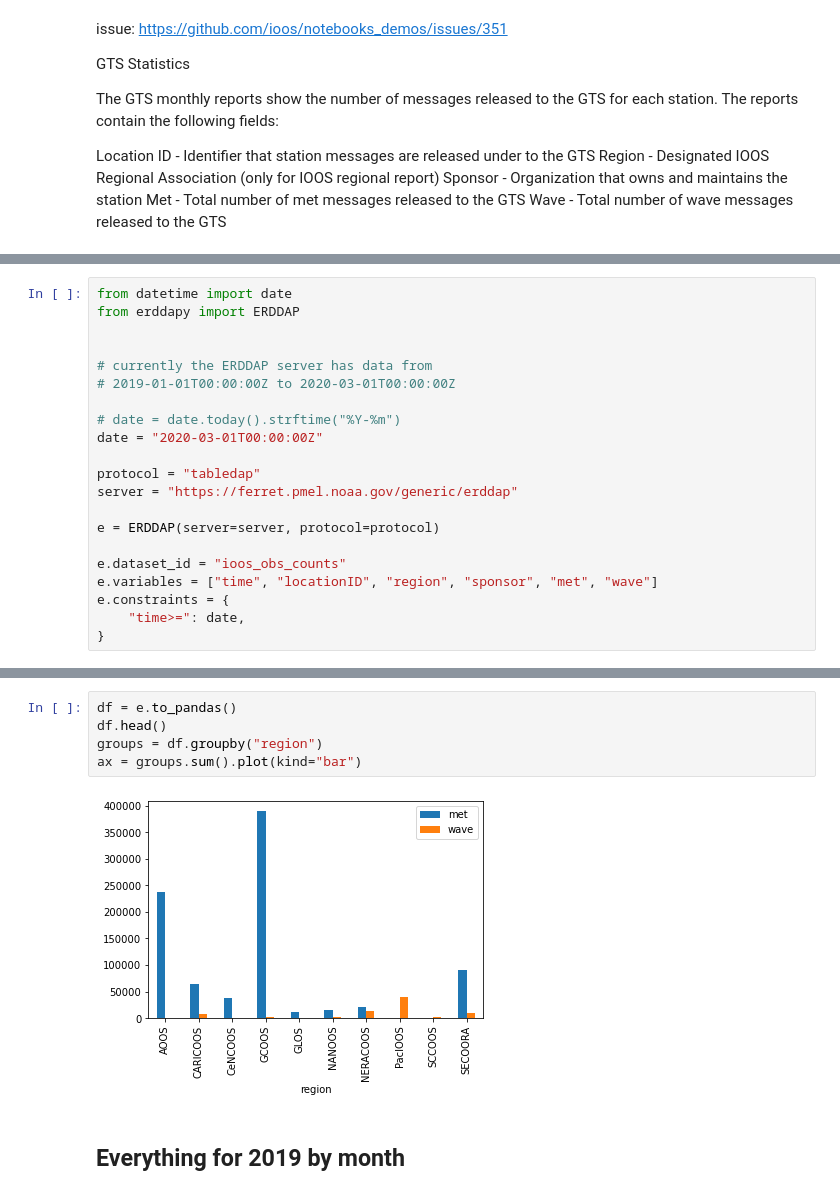
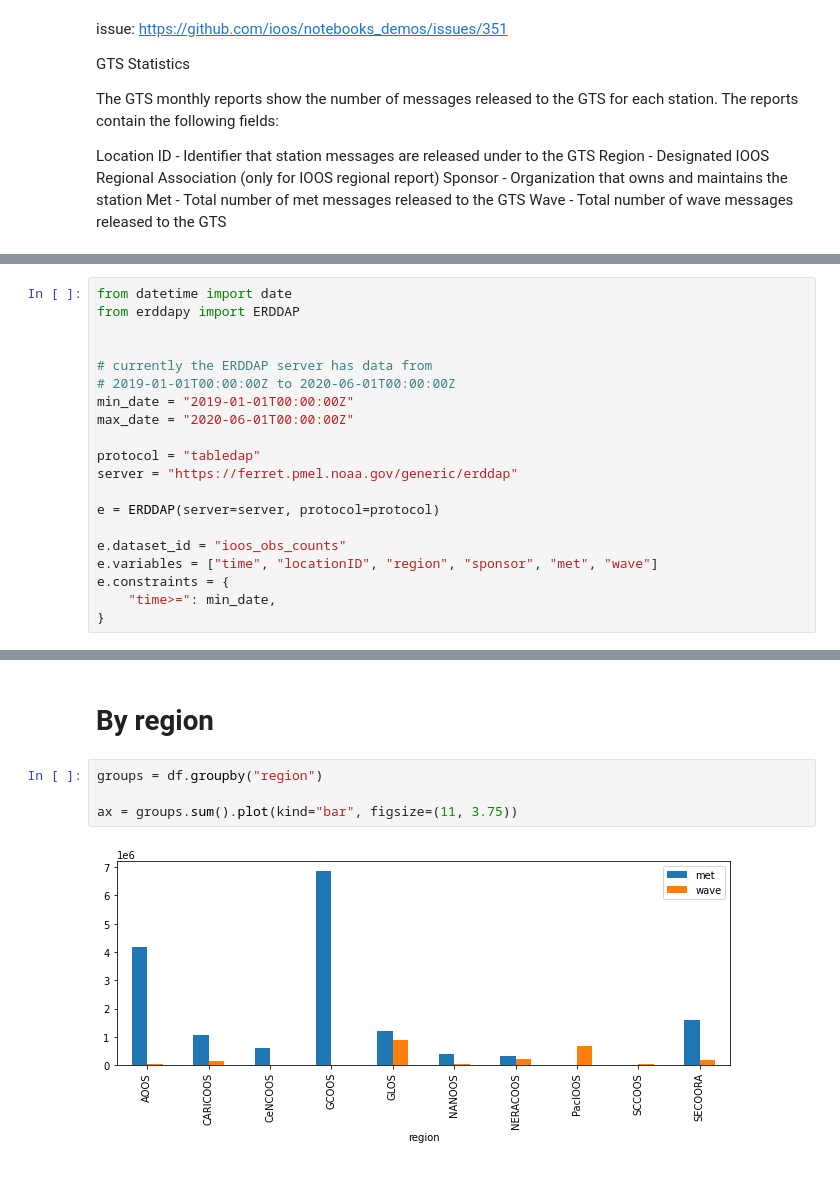
Before and after one commit to ioos/notebooks_demos, a Jupyter notebook: notebooks/2020-07-20-GTS.ipynb, the cells around one changed output, grey strips where cells are left out. Drawn from its saved outputs; the diff is of its cells as text.

```diff
--- a/notebooks/2020-07-20-GTS.ipynb
+++ b/notebooks/2020-07-20-GTS.ipynb
@@ -18,10 +16,9 @@ from erddapy import ERDDAP
 
 
 # currently the ERDDAP server has data from
-# 2019-01-01T00:00:00Z to 2020-03-01T00:00:00Z
-
-# date = date.today().strftime("%Y-%m")
-date = "2020-03-01T00:00:00Z"
+# 2019-01-01T00:00:00Z to 2020-06-01T00:00:00Z
+min_date = "2019-01-01T00:00:00Z"
+max_date = "2020-06-01T00:00:00Z"
 
 protocol = "tabledap"
 server = "https://ferret.pmel.noaa.gov/generic/erddap"
@@ -31,5 +28,5 @@ e = ERDDAP(server=server, protocol=protocol)
 e.dataset_id = "ioos_obs_counts"
 e.variables = ["time", "locationID", "region", "sponsor", "met", "wave"]
 e.constraints = {
-    "time>=": date,
+    "time>=": min_date,
 }
@@ -36,9 +50,8 @@ e.constraints = {
+# %% [markdown]
+# By region
 # %%
-df = e.to_pandas()
-df.head()
 groups = df.groupby("region")
-ax = groups.sum().plot(kind="bar")
+
+ax = groups.sum().plot(kind="bar", figsize=(11, 3.75))
 # %% [output]
-[figure, old version]
+[figure, new version]
-# %% [markdown]
-## Everything for 2019 by month
```
Also changed, not shown: parts of 15 cells of this notebook.
